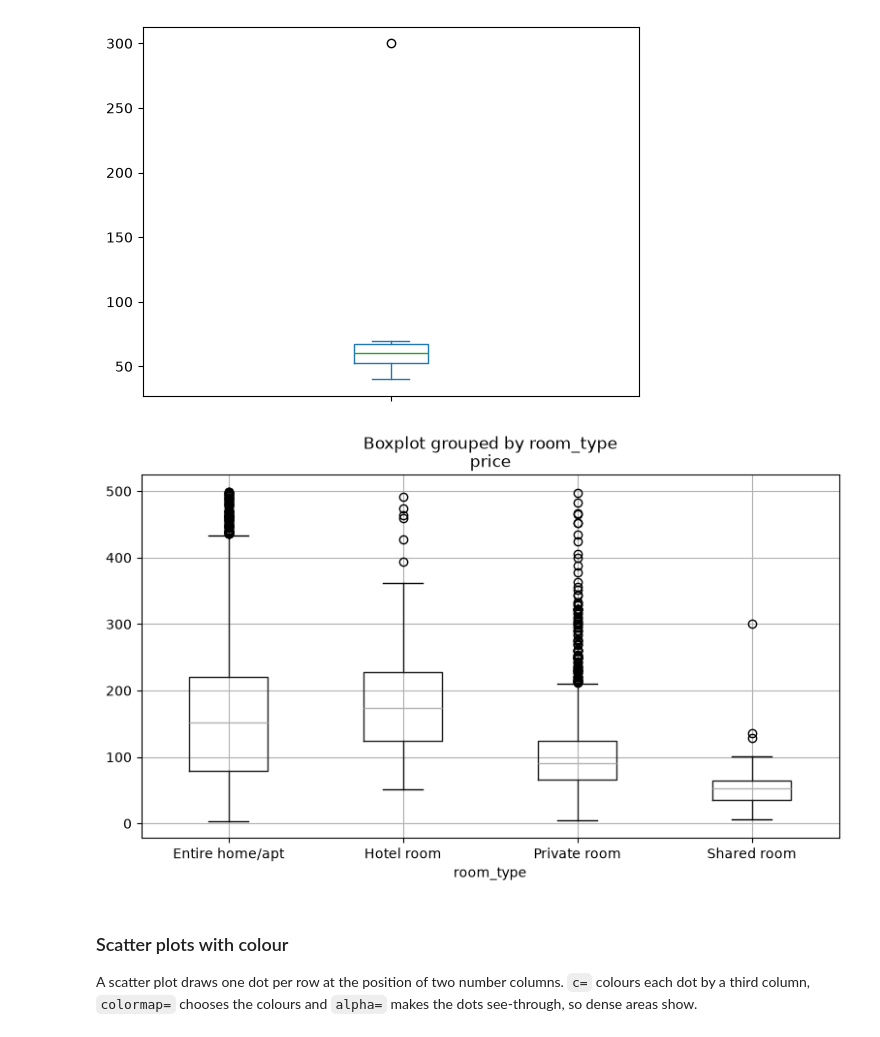
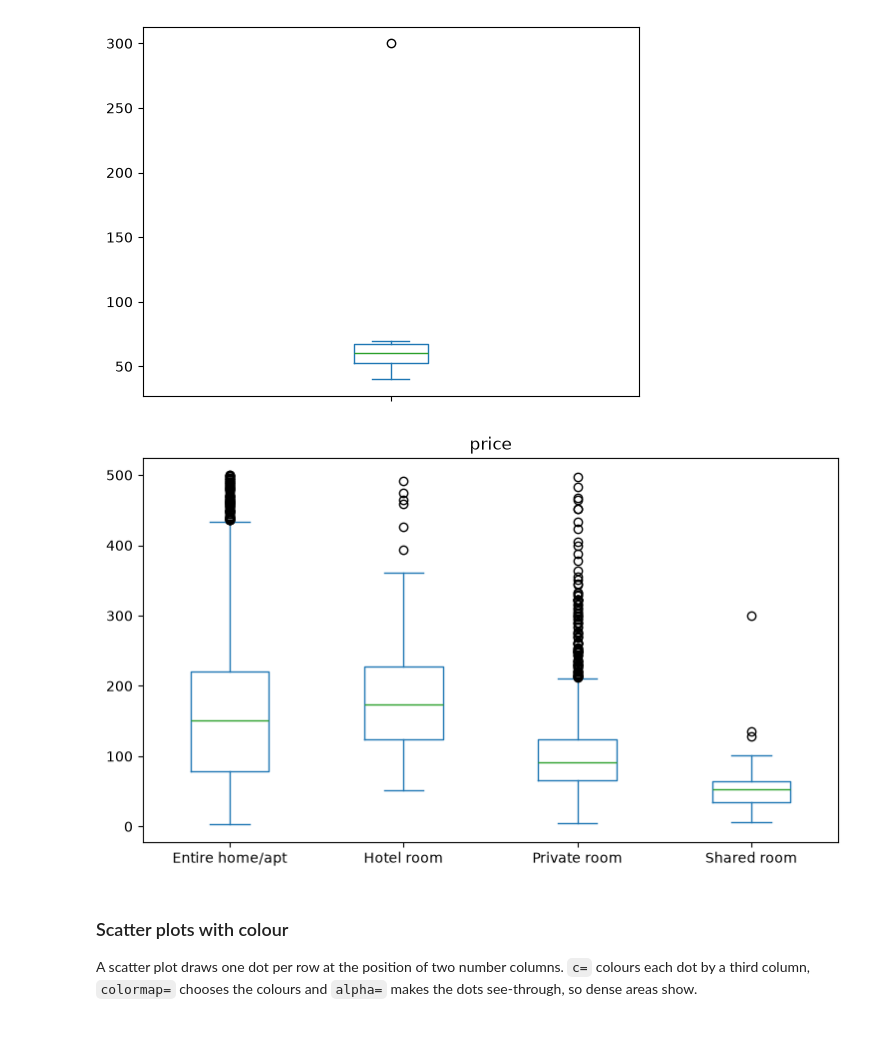
Before and after one commit to khoadaniel/statistical-programming-mpmd-htw-ws-2026, a Jupyter notebook: sessions/01-careers-and-python/workbooks/05-lecture-plotting-with-pandas.ipynb, the cells around one changed output. Drawn from its saved outputs; the diff is of its cells as text; code cells hidden in the pictures.

```diff
--- a/sessions/01-careers-and-python/workbooks/05-lecture-plotting-with-pandas.ipynb
+++ b/sessions/01-careers-and-python/workbooks/05-lecture-plotting-with-pandas.ipynb
@@ -130,10 +254,15 @@ plt.show()
 median: 60.0  mean: 91.4
 [figure]
 # %%
-listings[listings["price"] < 500].boxplot(column="price", by="room_type", figsize=(9, 5))
+listings[listings["price"] < 500].plot.box(
+    column="price",       # the number column to summarise
+    by="room_type",       # one box per room type
+    figsize=(9, 5),       # (width, height) in inches
+)
 plt.show()
+# you may also meet listings.boxplot(column="price", by="room_type") in other code: the same boxes
 # %% [output]
-[figure, old version]
+[figure, new version]
 # %% [markdown]
 ### Scatter plots with colour
 
```
Also changed, not shown: parts of 46 cells of this notebook, 27 other files.
